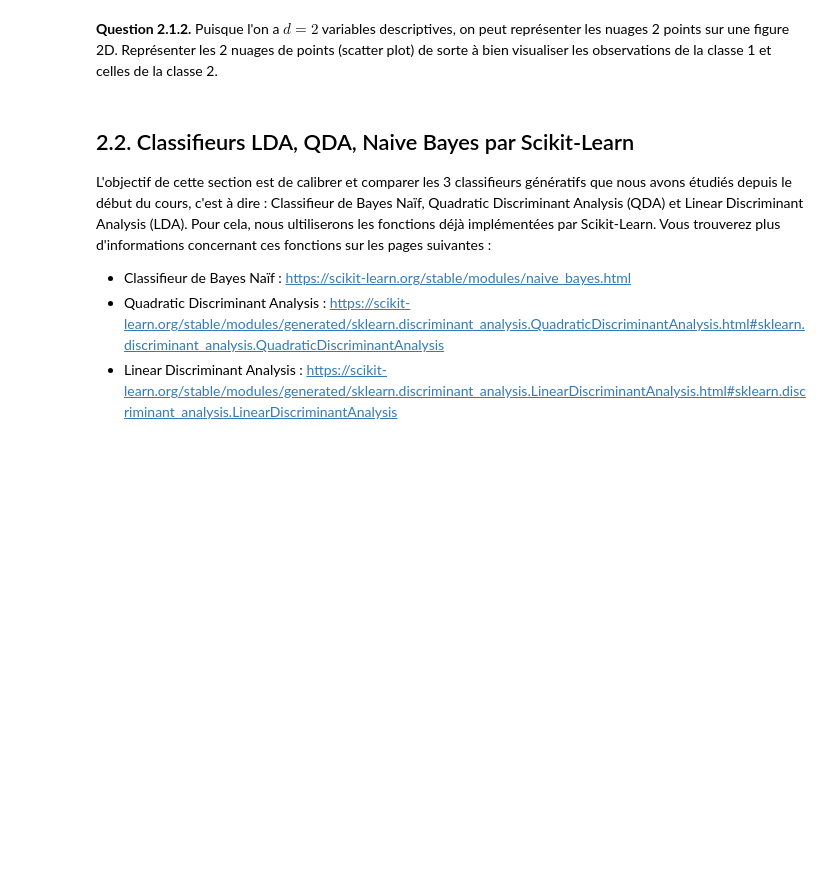
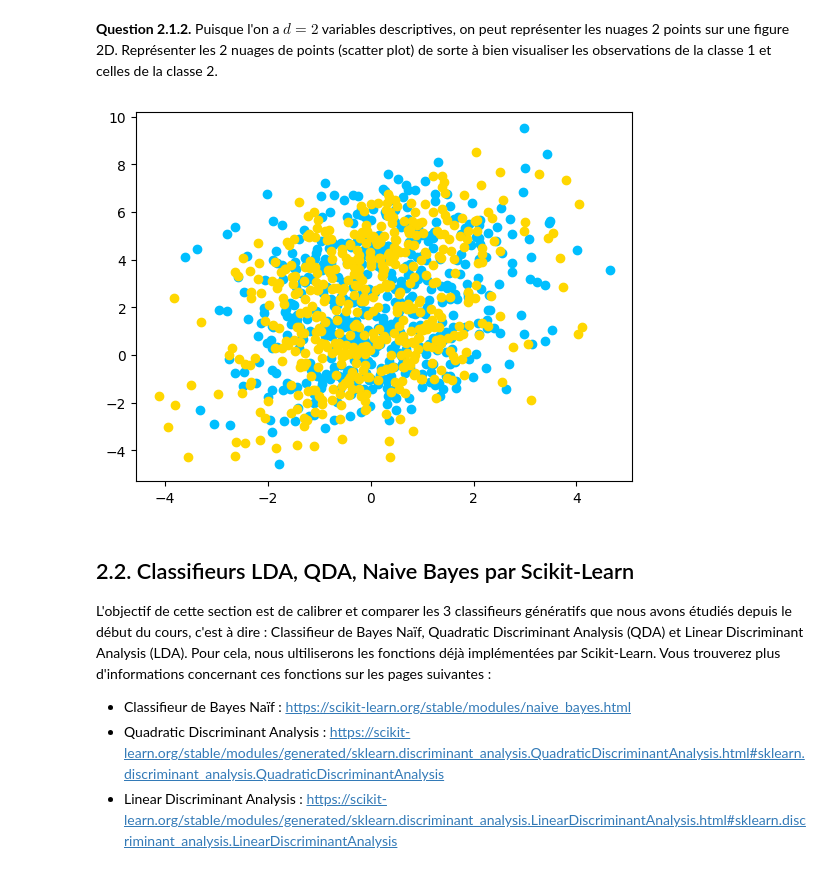
Before and after one commit to lorenzomazzante/ML01, a Jupyter notebook: TD3.ipynb, the cells around one changed output. Saved outputs shown, nothing was run; the diff lists cells and outputs as text; code cells hidden in the pictures; blank space fills up the shorter version.

```diff
--- a/TD3.ipynb
+++ b/TD3.ipynb
@@ -105,2 +119,10 @@ np.random.seed(20)
+# %%
+# une autre maniere:
+np.random.seed(20)
+rng = np.random.default_rng()
+X_k1 = rng.multivariate_normal(mean=[0, 0], cov=[[2, 1], [1, 3]], size=500)
+X_k2 = rng.multivariate_normal(mean=[0, 4], cov=[[2, 1], [1, 3]], size=500)
+XTrain = np.concatenate((X_k1, X_k2), axis=0)
+YTrain = np.concatenate((np.ones(500), 2*np.ones(500)))
 # %% [markdown]
 **Question 2.1.2.** Puisque l'on a $d=2$ variables descriptives, on peut représenter les nuages 2 points sur une figure 2D. Représenter les 2 nuages de points (scatter plot) de sorte à bien visualiser les observations de la classe 1 et celles de la classe 2.
@@ -109,3 +129,10 @@ np.random.seed(20)
+# %%
+# RÉPONSE À LA QUESTION 2.1.2 :
+plt.scatter(XTrain[0:499,0], XTrain[0:499,1],color='deepskyblue')
+plt.scatter(XTrain[500:,0], XTrain[500:,1],color='gold')
+plt.show()
+# %% [output]
+[figure, added]
 # %% [markdown]
 ## 2.2. Classifieurs LDA, QDA, Naive Bayes par Scikit-Learn
 
```
Also changed, not shown: parts of 8 cells of this notebook.
